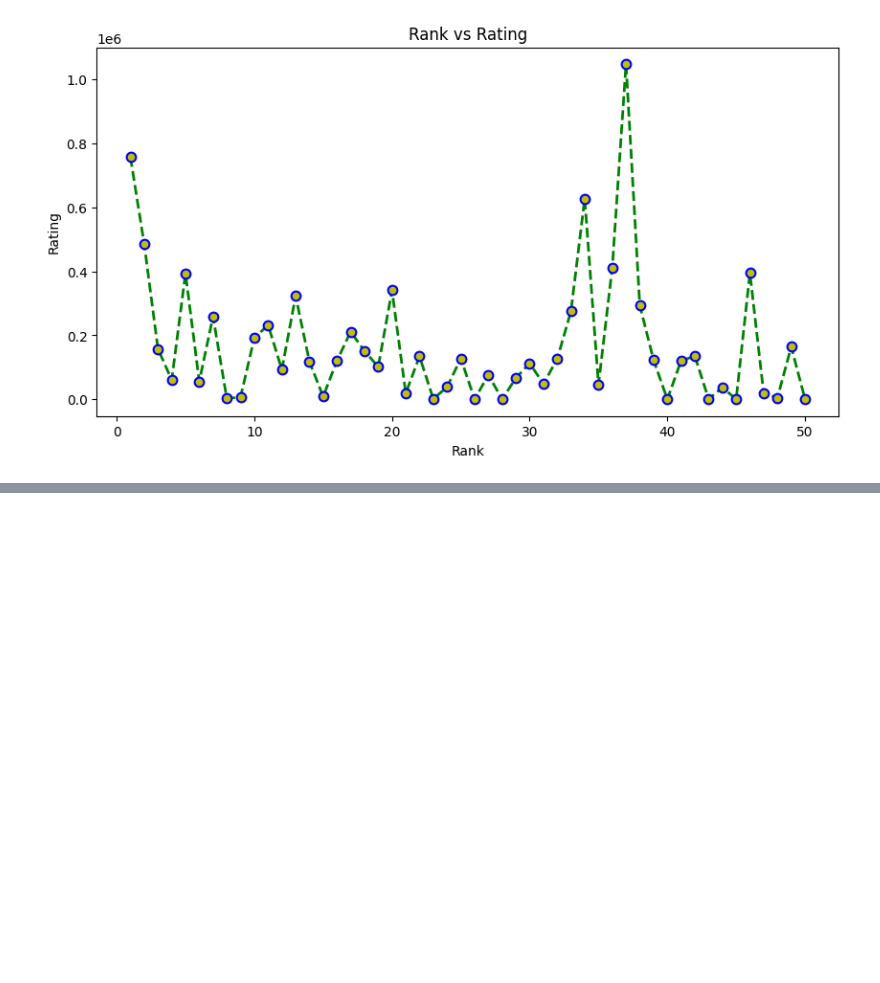
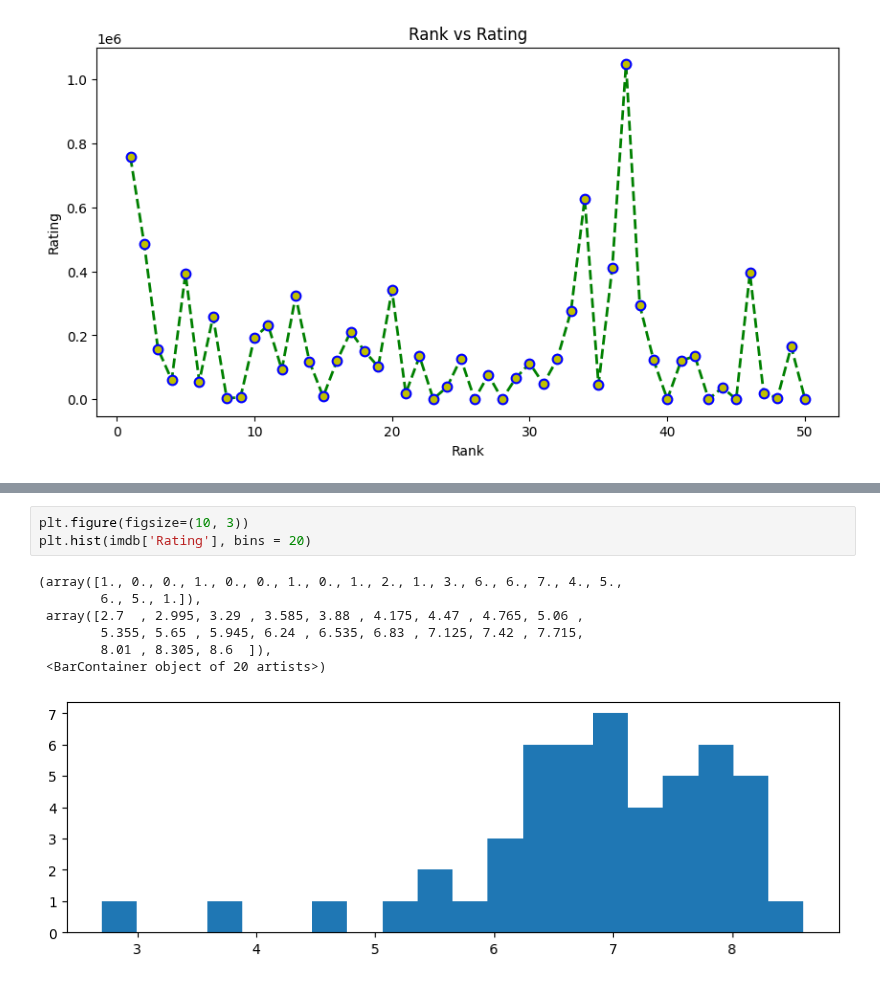
Before and after one commit to arashniroomand/MachineLearning, a Jupyter notebook: Practical_MasterClass/Matplotlib.ipynb, the cells around one changed output, grey strips where cells are left out. Cells and saved outputs as stored; diff of their text form; blank space fills up the shorter version.

```diff
--- a/Practical_MasterClass/Matplotlib.ipynb
+++ b/Practical_MasterClass/Matplotlib.ipynb
@@ -203,0 +221,11 @@ Text(0.5, 1.0, 'Rank vs Rating')
+# %%
+plt.figure(figsize=(10, 3))
+plt.hist(imdb['Rating'], bins = 20)
+# %% [output]
+(array([1., 0., 0., 1., 0., 0., 1., 0., 1., 2., 1., 3., 6., 6., 7., 4., 5.,
+        6., 5., 1.]),
+ array([2.7  , 2.995, 3.29 , 3.585, 3.88 , 4.175, 4.47 , 4.765, 5.06 ,
+        5.355, 5.65 , 5.945, 6.24 , 6.535, 6.83 , 7.125, 7.42 , 7.715,
+        8.01 , 8.305, 8.6  ]),
+ <BarContainer object of 20 artists>)
+[figure, added]
```
Also changed, not shown: parts of 5 cells of this notebook.
